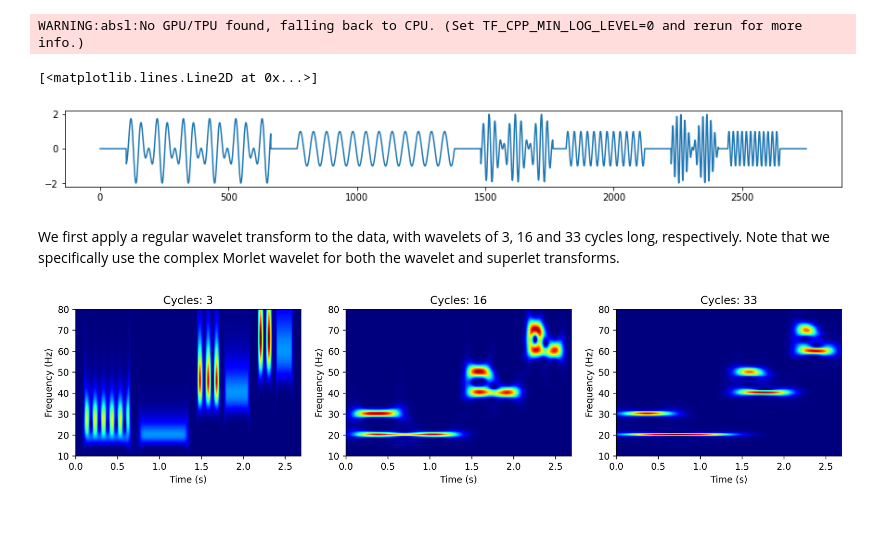
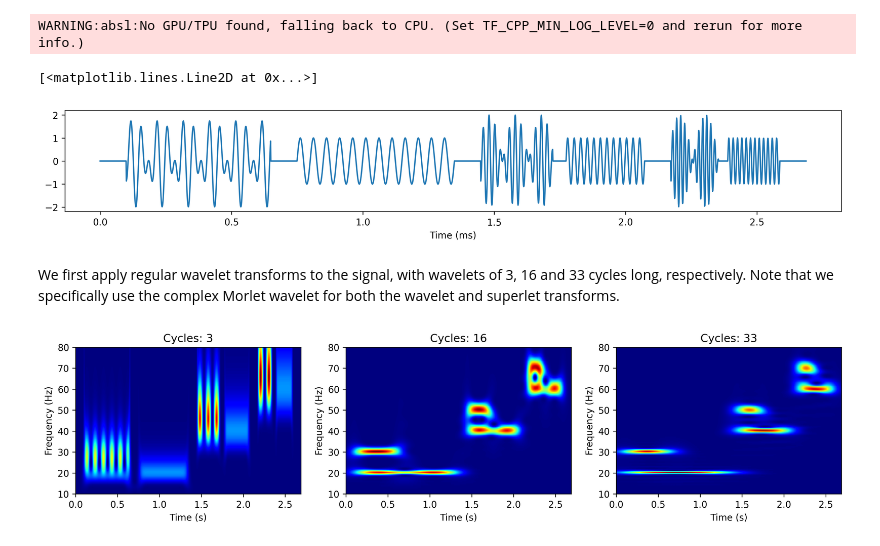
Before and after one commit to irhum/superlets, a Jupyter notebook: demo/demo.ipynb, the cells around one changed output. Cells and saved outputs as stored; diff of their text form; code cells hidden in the pictures; blank space fills up the shorter version.

```diff
--- a/demo/demo.ipynb
+++ b/demo/demo.ipynb
@@ -41,13 +41,14 @@ signal = jnp.concatenate(ys)
 # %% [output]
 WARNING:absl:No GPU/TPU found, falling back to CPU. (Set TF_CPP_MIN_LOG_LEVEL=0 and rerun for more info.)
 # %%
-fig, ax = plt.subplots(figsize=(15, 1.5))
-ax.plot(signal)
+fig, ax = plt.subplots(figsize=(15, 2), dpi=300)
+ax.set_xlabel("Time (ms)")
+ax.plot(jnp.linspace(0, len(signal)/fs, len(signal)), signal)
 # %% [output]
 [<matplotlib.lines.Line2D at 0x...>]
-[figure, old version]
+[figure, new version]
 # %% [markdown]
-We first apply a regular wavelet transform to the data, with wavelets of 3, 16 and 33 cycles long, respectively. Note that we specifically use the complex Morlet wavelet for both the wavelet and superlet transforms.
+We first apply regular wavelet transforms to the signal, with wavelets of 3, 16 and 33 cycles long, respectively. Note that we specifically use the complex Morlet wavelet for both the wavelet and superlet transforms.
 # %%
 freqs = jnp.linspace(10, 80, 141)
 # %%
```
Also changed, not shown: 1 other file.
